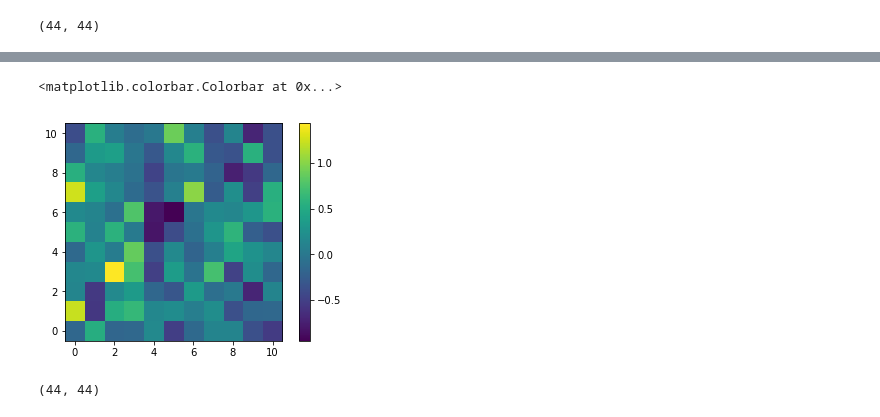
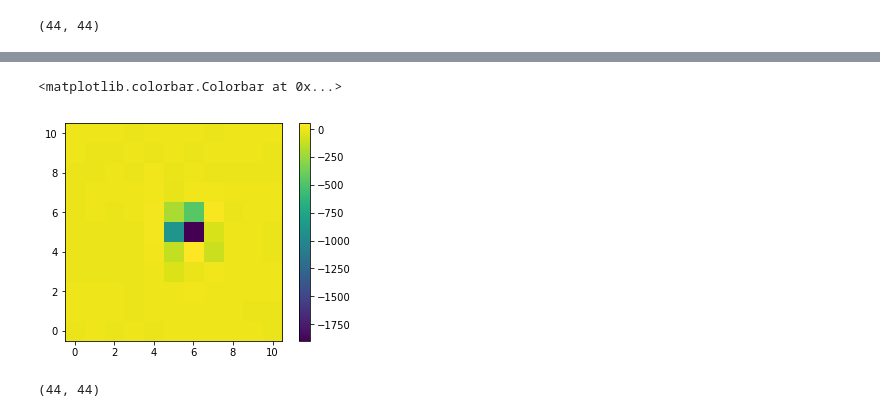
Before and after one commit to benmontet/nutella, a Jupyter notebook: nutella_example.ipynb, the cells around one changed output, grey strips where cells are left out. Saved outputs shown, nothing was run; the diff lists cells and outputs as text; code cells hidden in the pictures.

```diff
--- a/nutella_example.ipynb
+++ b/nutella_example.ipynb
@@ -194,5 +190,14 @@ plt.imshow(model(10, 0, 0, norm_super_tpf), origin='lower', interpolation='neare
 np.sum(model(10, 0, 0, norm_super_tpf))
 # %% [output]
 10.0
+# %%
+class lnlikelihood:
+    def __init__(self, data):
+        self.data = data
+
+    def evaluate(self, p, template_s, template_d):
+        f, dy, dx = p
+        r = model(f, dy, dx, template_s) + model(1, 0, 0, template_d) - self.data
+        return np.sum(r * r * self.data)
 # %%
 detector = np.zeros((44, 44))
@@ -201,12 +204,3 @@ data = tpf[0]
-# %%
-class lnlikelihood:
-    def __init__(self, data):
-        self.data = data
-
-    def evaluate(self, p, template_s, template_d):
-        f, dy, dx = p
-        r = model(f, dy, dx, template_s) + model(1, 0, 0, template_d) - self.data
-        return np.sum(r * r)
 # %%
 from scipy.optimize import minimize
 # %%
@@ -266,8 +277,10 @@ plt.imshow(np.exp(tpf[0]), interpolation='nearest')
 x
 # %% [output]
 array([  0.,   1.,   2.,   3.,   4.,   5.,   6.,   7.,   8.,   9.,  10.])
+# %%
+gds = norm_super_tpf
 # %%
-models = [model(*results[i], norm_super_tpf) for i in range(1000)]
+models = [model(*results[i], gds) for i in range(1000)]
 interps = [RectBivariateSpline(x, y, models[i] - tpf[i], kx=1, ky=1) for i in range(1000)]
 # %%
 dlnlike_ds = 2 * np.array([results[i, 0] * interps[i](yp - results[i, 1], xp - results[i, 2]) for i in range(1000)])
@@ -300,9 +318,9 @@ plt.colorbar()
 # %%
-plt.imshow(models[0] - tpf[0], origin='lower')
+plt.imshow(np.exp(models[-2]) - np.exp(tpf[-2]), origin='lower')
 plt.colorbar()
 # %% [output]
 <matplotlib.colorbar.Colorbar at 0x...>
-[figure, old version]
+[figure, new version]
 # %%
 dlnlike_ds.shape
 # %% [output]
```
Also changed, not shown: parts of 66 cells of this notebook.
